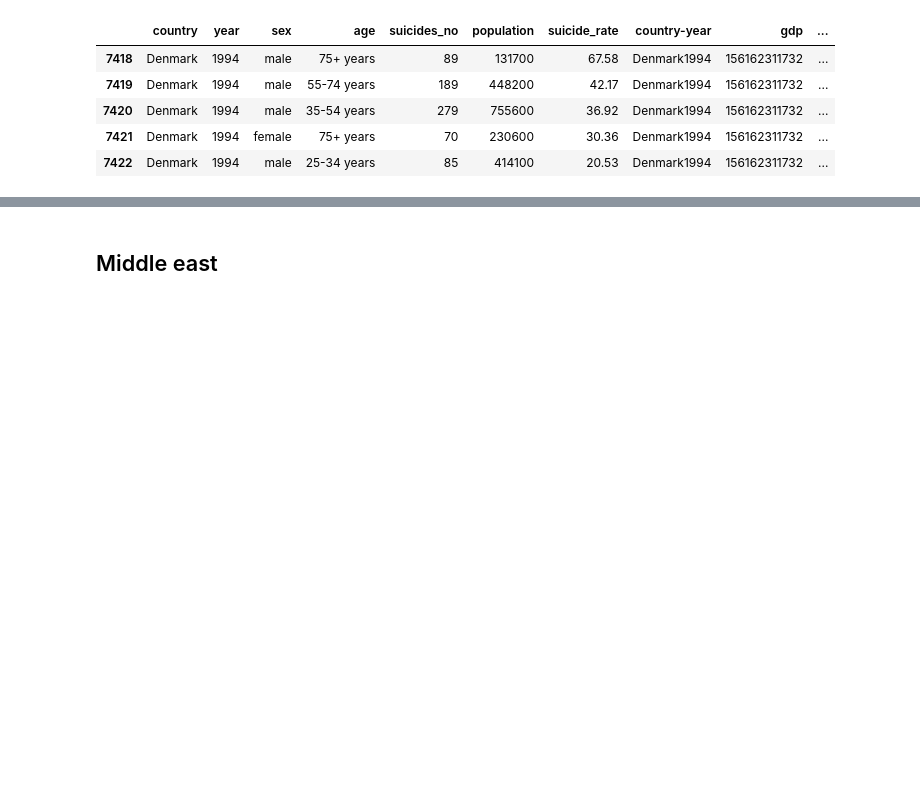
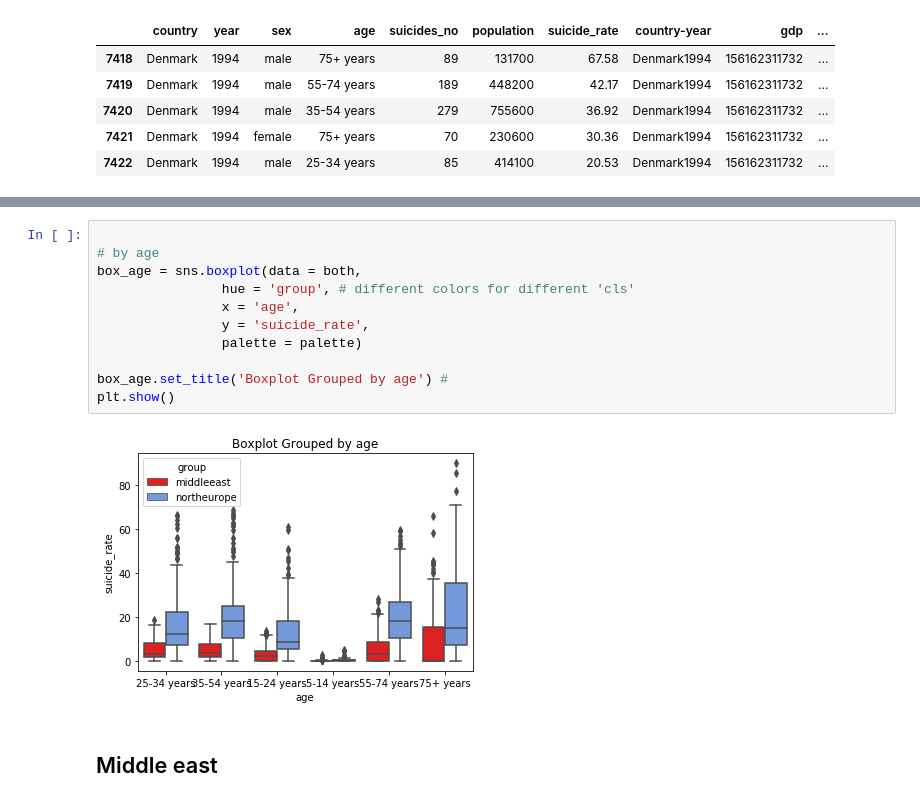
Before and after one commit to sophiazhou97/131-project, a Jupyter notebook: 131project.ipynb, the cells around one changed output, grey strips where cells are left out. Drawn from its saved outputs; the diff is of its cells as text; blank space fills up the shorter version.

```diff
--- a/131project.ipynb
+++ b/131project.ipynb
@@ -129,3 +175,16 @@ See the caveats in the documentation: http://pandas.pydata.org/pandas-docs/stabl
+# %%
+
+# by age
+box_age = sns.boxplot(data = both,
+                hue = 'group', # different colors for different 'cls'
+                x = 'age',
+                y = 'suicide_rate',
+                palette = palette)
+
+box_age.set_title('Boxplot Grouped by age') #
+plt.show()
+# %% [output]
+[figure, added]
 # %% [markdown]
 ## Middle east
 # %%
```
Also changed, not shown: parts of 23 cells of this notebook.
